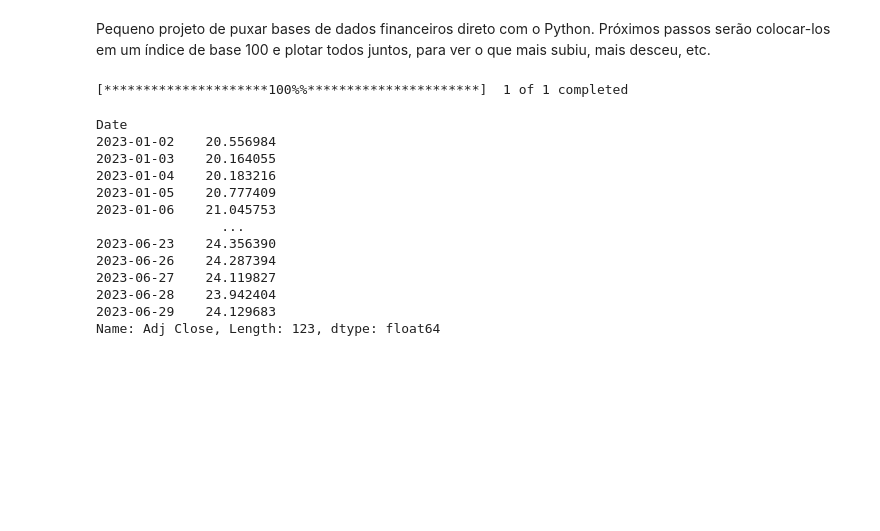
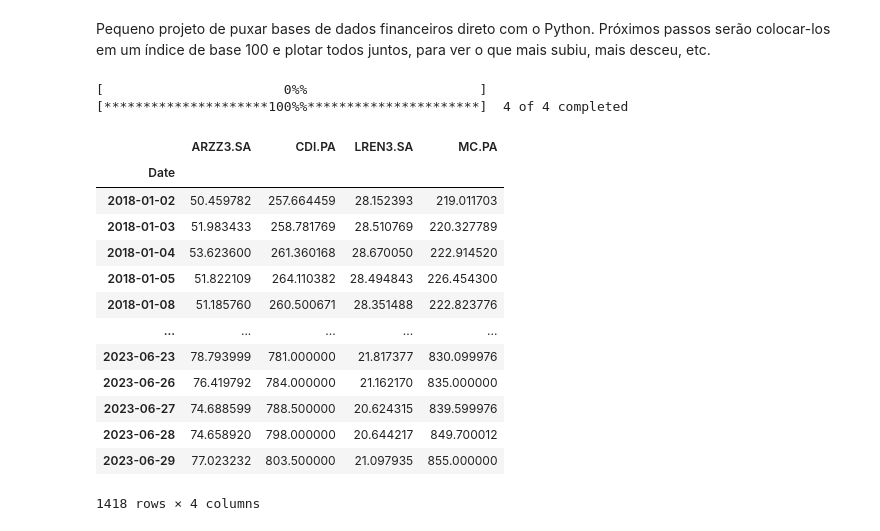
Before and after one commit to doblotoon/economia, a Jupyter notebook: copia_cotacao.ipynb, the cells around one changed output. Drawn from its saved outputs; the diff is of its cells as text; code cells hidden in the pictures; blank space fills up the shorter version.

```diff
--- a/copia_cotacao.ipynb
+++ b/copia_cotacao.ipynb
@@ -12,25 +12,26 @@ ativos = ['ITUB3.SA', 'VALE3.SA', 'PETR3.SA', '^BVSP']
 # %%
-data_inicial = '2023-01-01'
+data_inicial = '2018-01-01'
 data_final = '2023-06-30'
 
-tabela_cotacoes = pdr.get_data_yahoo('ITUB3.SA', data_inicial, data_final)['Adj Close']
+tabela_cotacoes = pdr.get_data_yahoo('LREN3.SA ARZZ3.SA MC.PA CDI.PA', data_inicial, data_final)['Adj Close']
 
 display(tabela_cotacoes)
 # %% [output]
-[*********************100%%**********************]  1 of 1 completed
+[                       0%%                      ][*********************100%%**********************]  4 of 4 completed
+|  | ARZZ3.SA | CDI.PA | LREN3.SA | MC.PA |
+| Date |  |  |  |  |
+| 2018-01-02 | 50.459782 | 257.664459 | 28.152393 | 219.011703 |
+| 2018-01-03 | 51.983433 | 258.781769 | 28.510769 | 220.327789 |
+| 2018-01-04 | 53.623600 | 261.360168 | 28.670050 | 222.914520 |
+| 2018-01-05 | 51.822109 | 264.110382 | 28.494843 | 226.454300 |
+| 2018-01-08 | 51.185760 | 260.500671 | 28.351488 | 222.823776 |
+| ... | ... | ... | ... | ... |
+| 2023-06-23 | 78.793999 | 781.000000 | 21.817377 | 830.099976 |
+| 2023-06-26 | 76.419792 | 784.000000 | 21.162170 | 835.000000 |
+| 2023-06-27 | 74.688599 | 788.500000 | 20.624315 | 839.599976 |
+| 2023-06-28 | 74.658920 | 798.000000 | 20.644217 | 849.700012 |
+| 2023-06-29 | 77.023232 | 803.500000 | 21.097935 | 855.000000 |
-Date
-2023-01-02    20.556984
-2023-01-03    20.164055
-2023-01-04    20.183216
-2023-01-05    20.777409
-2023-01-06    21.045753
-                ...
-2023-06-23    24.356390
-2023-06-26    24.287394
-2023-06-27    24.119827
-2023-06-28    23.942404
-2023-06-29    24.129683
-Name: Adj Close, Length: 123, dtype: float64
+1418 rows × 4 columns
 # %%
 tabela_cotacoes.plot()
 plt.show()
```
Also changed, not shown: parts of 3 cells of this notebook, 1 other file.
